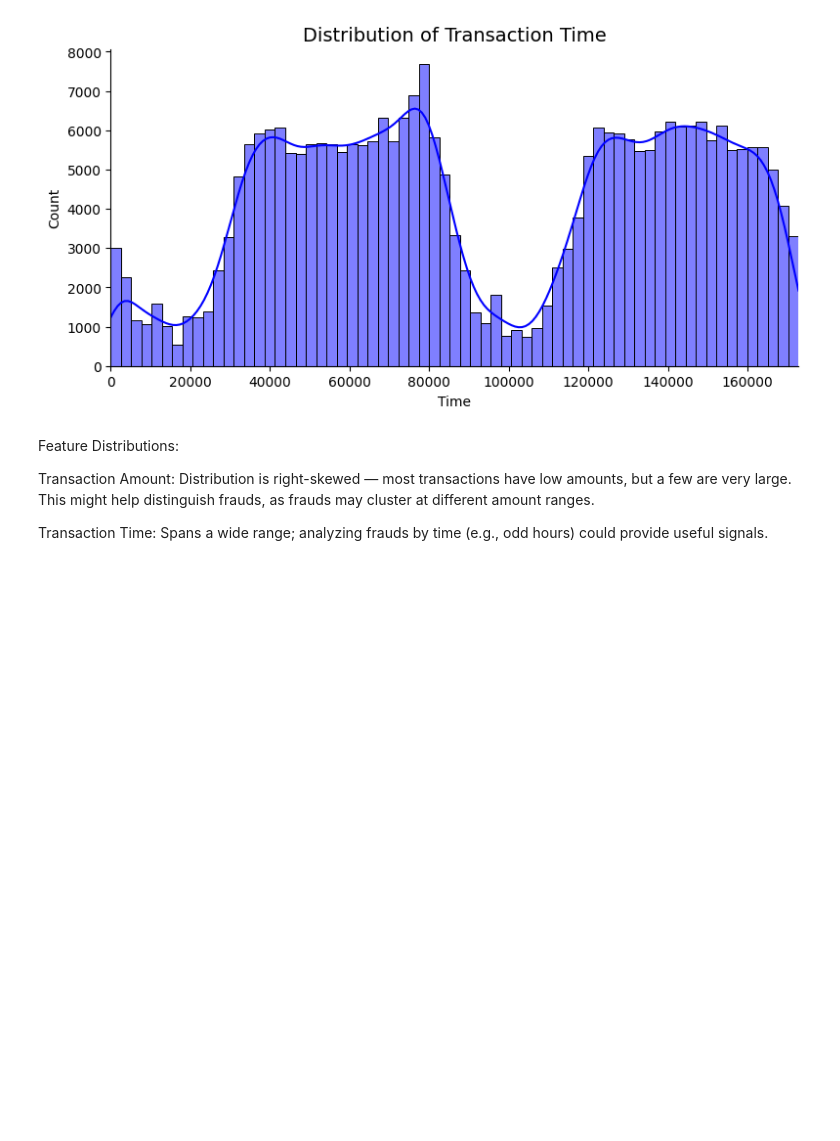
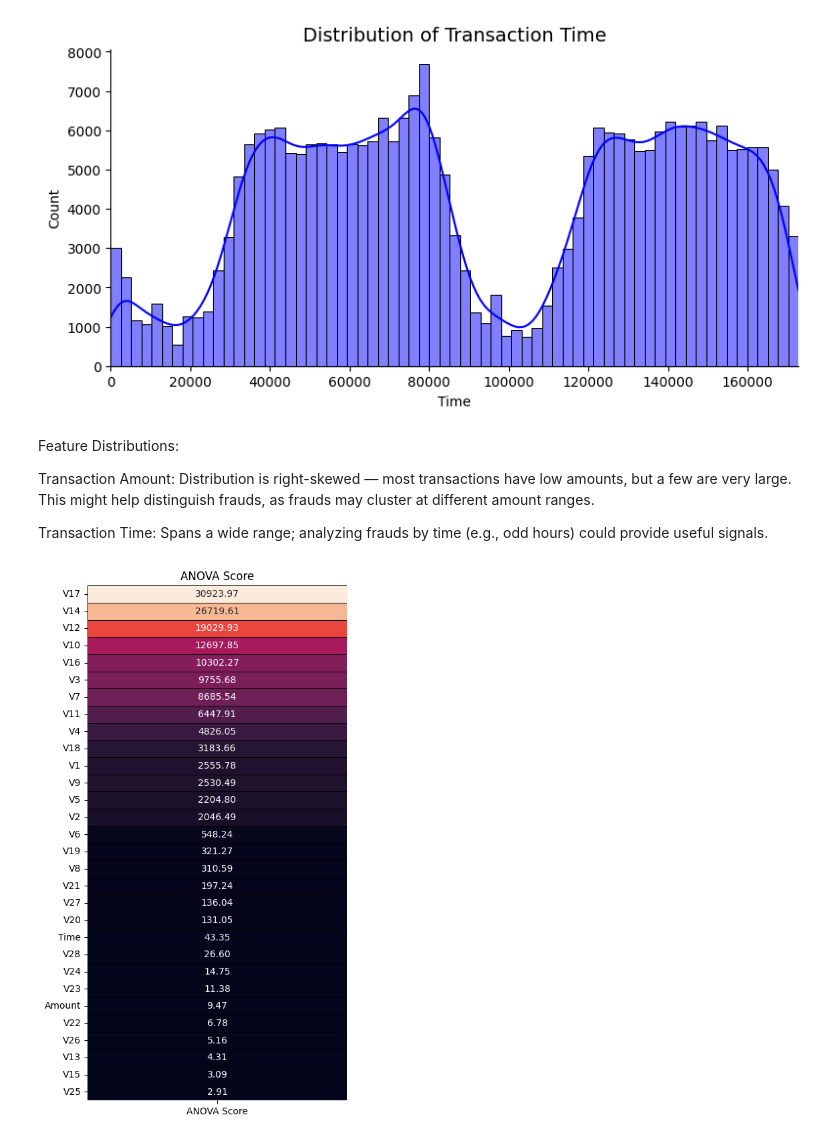
Before and after one commit to kunalvanjani705-tech/CreditCard-Fraud-Detection, a Jupyter notebook: CCFraudAnalysis.ipynb, the cells around one changed output. Drawn from its saved outputs; the diff is of its cells as text; code cells hidden in the pictures; blank space fills up the shorter version.

```diff
--- a/CCFraudAnalysis.ipynb
+++ b/CCFraudAnalysis.ipynb
@@ -209,3 +209,22 @@ Feature Distributions:
 Transaction Amount: Distribution is right-skewed — most transactions have low amounts, but a few are very large. This might help distinguish frauds, as frauds may cluster at different amount ranges.
 
 Transaction Time: Spans a wide range; analyzing frauds by time (e.g., odd hours) could provide useful signals.
+# %%
+Features=Data.loc[:, :'Amount']   #select All columns from start to Amount as Features
+Target=Data.loc[:, 'Class']    #selecting the Target column
+
+
+best_features = SelectKBest(score_func=f_classif, k='all')  # Initialize ANOVA F-test with all features
+fit = best_features.fit(Features, Target)  # Fit the model
+
+# Create a DataFrame of feature scores
+featureScores = pd.DataFrame(data=fit.scores_, index=list(Features.columns), columns=['ANOVA Score'])
+featureScores = featureScores.sort_values(ascending=False, by='ANOVA Score')  # Sort by score descending
+
+
+# Plot heatmap of ANOVA scores
+plt.figure(figsize=(5, 10))
+sns.heatmap(featureScores, annot=True, linewidths=0.4, linecolor='black', cbar=False, fmt='.2f')
+plt.title('ANOVA Score');  # Set title
+# %% [output]
+[figure, added]
```
Also changed, not shown: parts of 4 cells of this notebook.
